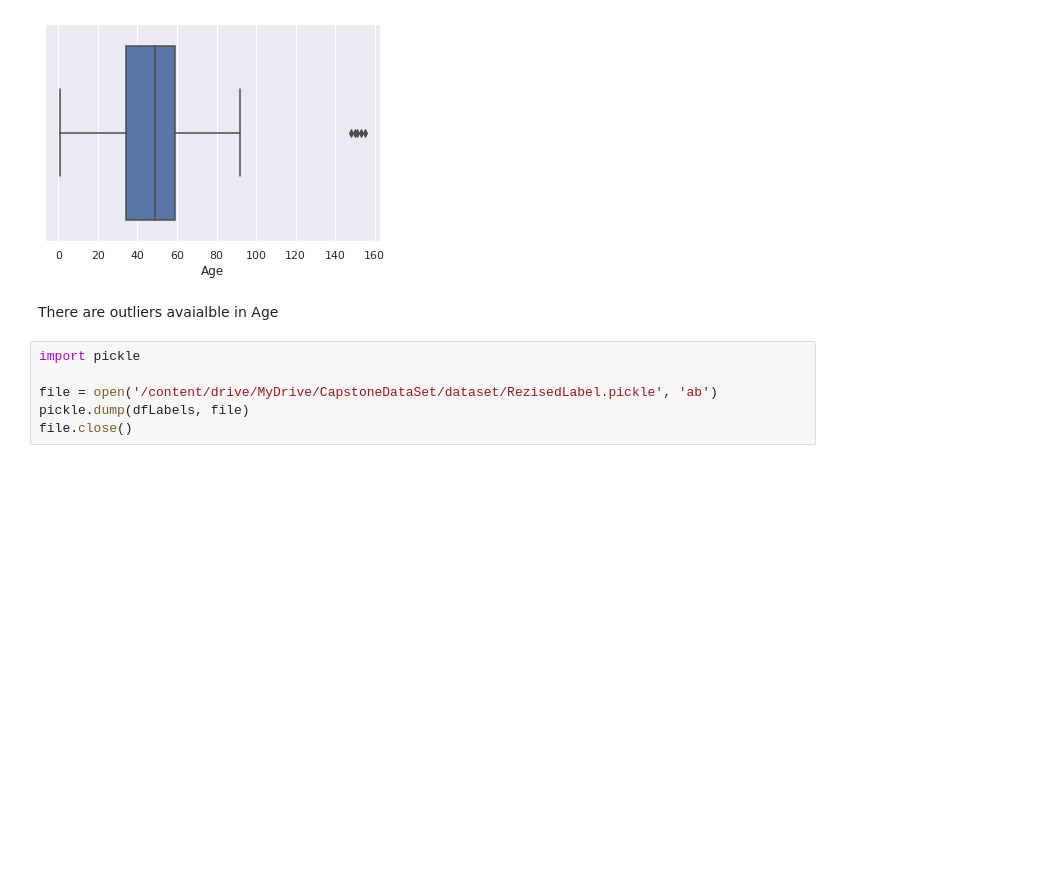
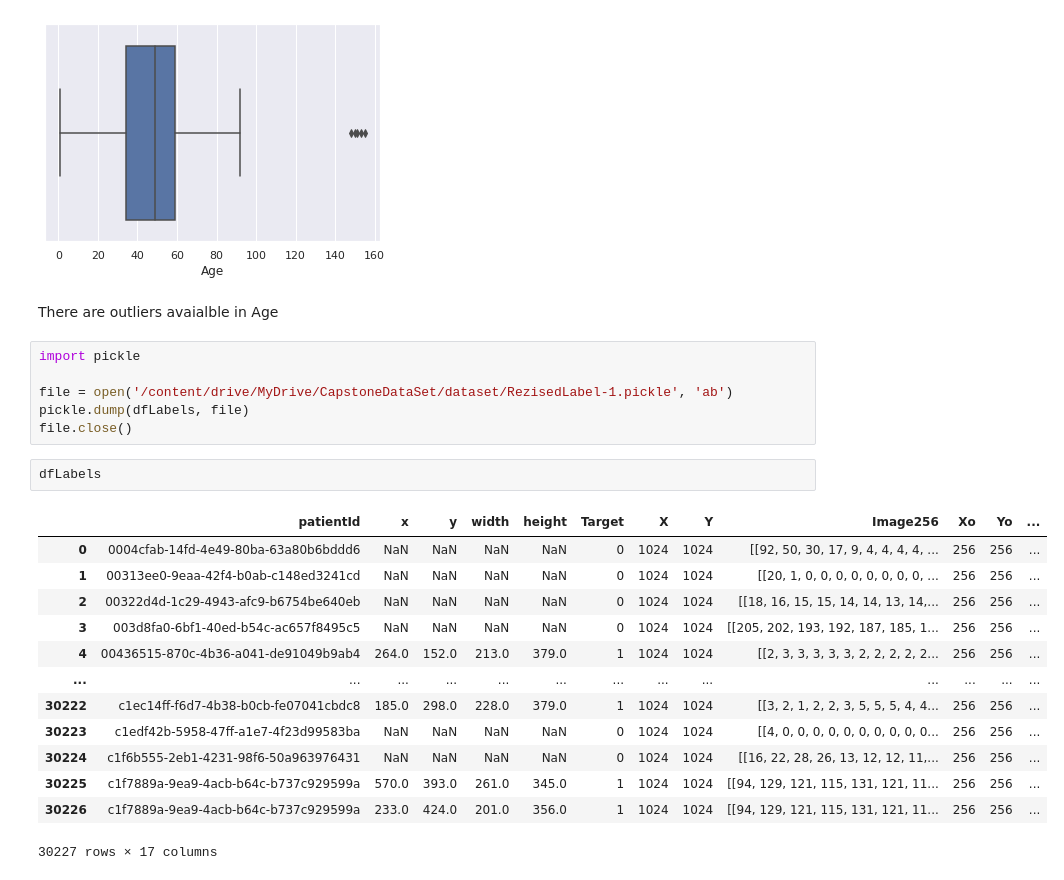
Before and after one commit to nandhukumar86/CapstonePneumoniaDetection, a Jupyter notebook: Pneumonia_Detection_Part_1.ipynb, the cells around one changed output. Cells and saved outputs as stored; diff of their text form; blank space fills up the shorter version.

```diff
--- a/Pneumonia_Detection_Part_1.ipynb
+++ b/Pneumonia_Detection_Part_1.ipynb
@@ -433,6 +433,22 @@ There are outliers avaialble in Age
 # %%
 import pickle
 
-file = open('/content/drive/MyDrive/CapstoneDataSet/dataset/RezisedLabel.pickle', 'ab')
+file = open('/content/drive/MyDrive/CapstoneDataSet/dataset/RezisedLabel-1.pickle', 'ab')
 pickle.dump(dfLabels, file)
 file.close()
+# %%
+dfLabels
+# %% [output]
+|  | patientId | x | y | width | height | Target | X | Y | Image256 | Xo | Yo | ... |
+| 0 | 0004cfab-14fd-4e49-80ba-63a80b6bddd6 | NaN | NaN | NaN | NaN | 0 | 1024 | 1024 | [[92, 50, 30, 17, 9, 4, 4, 4, 4, ... | 256 | 256 | ... |
+| 1 | 00313ee0-9eaa-42f4-b0ab-c148ed3241cd | NaN | NaN | NaN | NaN | 0 | 1024 | 1024 | [[20, 1, 0, 0, 0, 0, 0, 0, 0, 0, ... | 256 | 256 | ... |
+| 2 | 00322d4d-1c29-4943-afc9-b6754be640eb | NaN | NaN | NaN | NaN | 0 | 1024 | 1024 | [[18, 16, 15, 15, 14, 14, 13, 14,... | 256 | 256 | ... |
+| 3 | 003d8fa0-6bf1-40ed-b54c-ac657f8495c5 | NaN | NaN | NaN | NaN | 0 | 1024 | 1024 | [[205, 202, 193, 192, 187, 185, 1... | 256 | 256 | ... |
+| 4 | 00436515-870c-4b36-a041-de91049b9ab4 | 264.0 | 152.0 | 213.0 | 379.0 | 1 | 1024 | 1024 | [[2, 3, 3, 3, 3, 3, 2, 2, 2, 2, 2... | 256 | 256 | ... |
+| ... | ... | ... | ... | ... | ... | ... | ... | ... | ... | ... | ... | ... |
+| 30222 | c1ec14ff-f6d7-4b38-b0cb-fe07041cbdc8 | 185.0 | 298.0 | 228.0 | 379.0 | 1 | 1024 | 1024 | [[3, 2, 1, 2, 2, 3, 5, 5, 5, 4, 4... | 256 | 256 | ... |
+| 30223 | c1edf42b-5958-47ff-a1e7-4f23d99583ba | NaN | NaN | NaN | NaN | 0 | 1024 | 1024 | [[4, 0, 0, 0, 0, 0, 0, 0, 0, 0, 0... | 256 | 256 | ... |
+| 30224 | c1f6b555-2eb1-4231-98f6-50a963976431 | NaN | NaN | NaN | NaN | 0 | 1024 | 1024 | [[16, 22, 28, 26, 13, 12, 12, 11,... | 256 | 256 | ... |
+| 30225 | c1f7889a-9ea9-4acb-b64c-b737c929599a | 570.0 | 393.0 | 261.0 | 345.0 | 1 | 1024 | 1024 | [[94, 129, 121, 115, 131, 121, 11... | 256 | 256 | ... |
+| 30226 | c1f7889a-9ea9-4acb-b64c-b737c929599a | 233.0 | 424.0 | 201.0 | 356.0 | 1 | 1024 | 1024 | [[94, 129, 121, 115, 131, 121, 11... | 256 | 256 | ... |
+30227 rows × 17 columns
```
